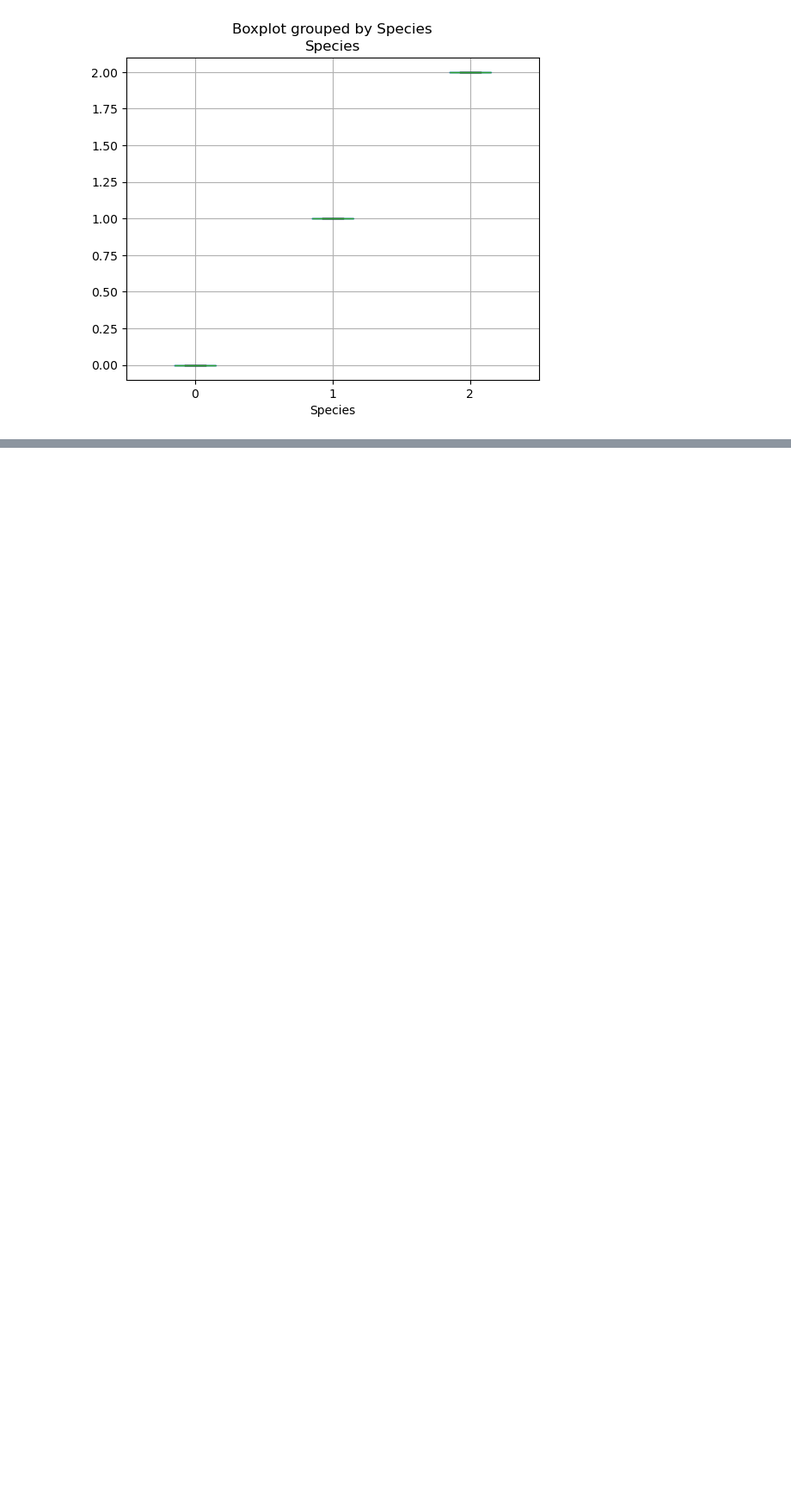
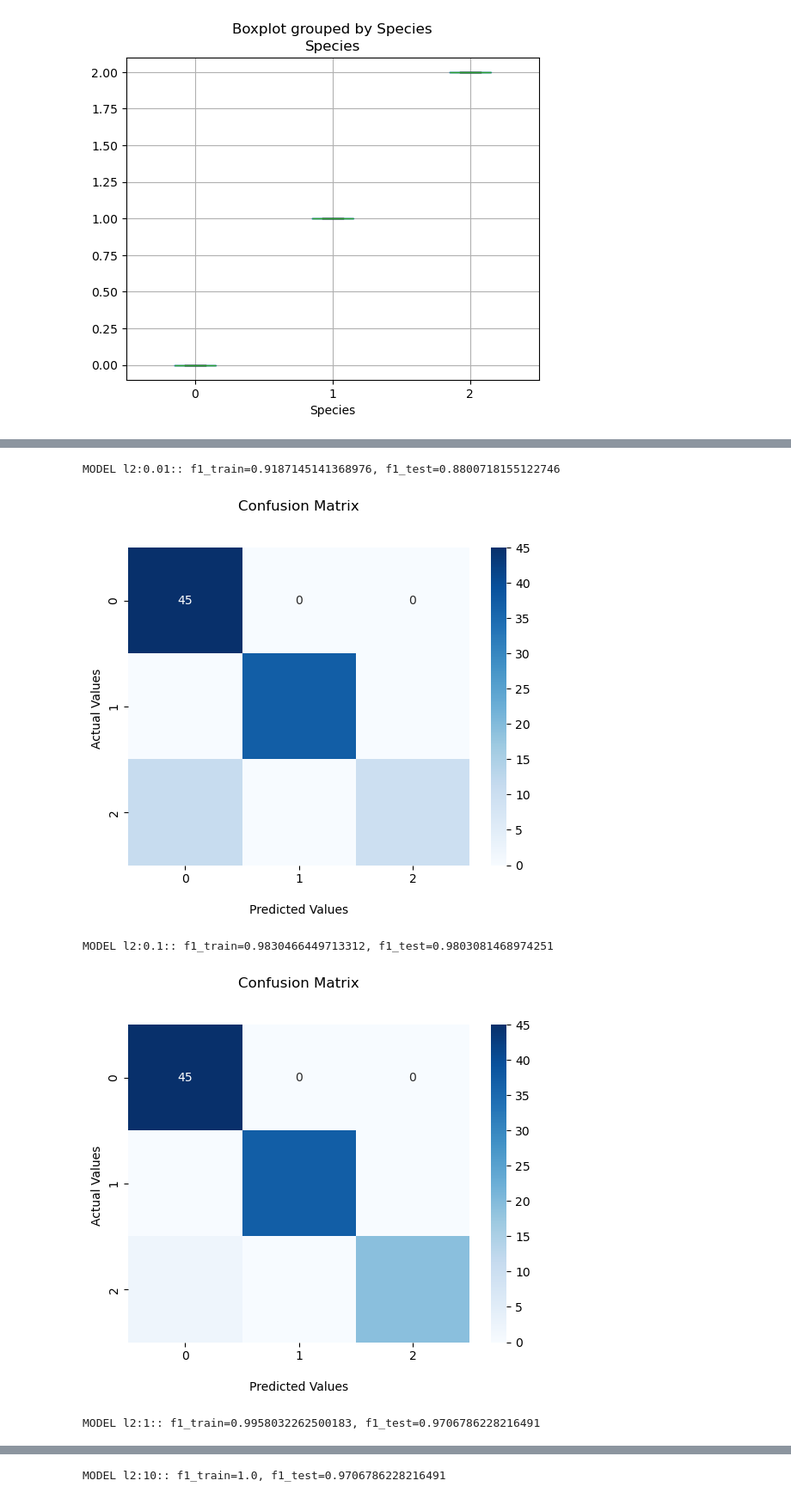
Before and after one commit to ItsaPlant/jupyters_WIN, a Jupyter notebook: MOD_14_TASK_2.ipynb, the cells around one changed output, grey strips where cells are left out. Shown at 86% size. Drawn from its saved outputs; the diff is of its cells as text; code cells hidden in the pictures; blank space fills up the shorter version.

```diff
--- a/MOD_14_TASK_2.ipynb
+++ b/MOD_14_TASK_2.ipynb
@@ -78,0 +193,11 @@ plt.show()
+# %%
+from sklearn.model_selection import train_test_split
+from sklearn.preprocessing import StandardScaler
+
+
+X_train, X_test, y_train, y_test = train_test_split(X, y, test_size=0.30, random_state=0, stratify=y)
+print ('Treningowe obserwacje: %d\nTestowe obserwacje: %d' % (X_train.shape[0], X_test.shape[0]))
+
+scaler_2var = StandardScaler()
+X_train_standardized = scaler_2var.fit_transform(X_train)
+X_test_standardized = scaler_2var.transform(X_test)
@@ -78,0 +315,8 @@ plt.show()
+# %%
+regression_penalties(X_train_standardized, y_train, X_test_standardized, y_test)
+# %% [output]
+MODEL l2:0.01:: f1_train=0.9187145141368976, f1_test=0.8800718155122746
+[figure, added]
+MODEL l2:0.1:: f1_train=0.9830466449713312, f1_test=0.9803081468974251
+[figure, added]
+MODEL l2:1:: f1_train=0.9958032262500183, f1_test=0.9706786228216491
@@ -78,0 +324 @@ plt.show()
+MODEL l2:10:: f1_train=1.0, f1_test=0.9706786228216491
```
Also changed, not shown: parts of 18 cells of this notebook, 1 other file.
